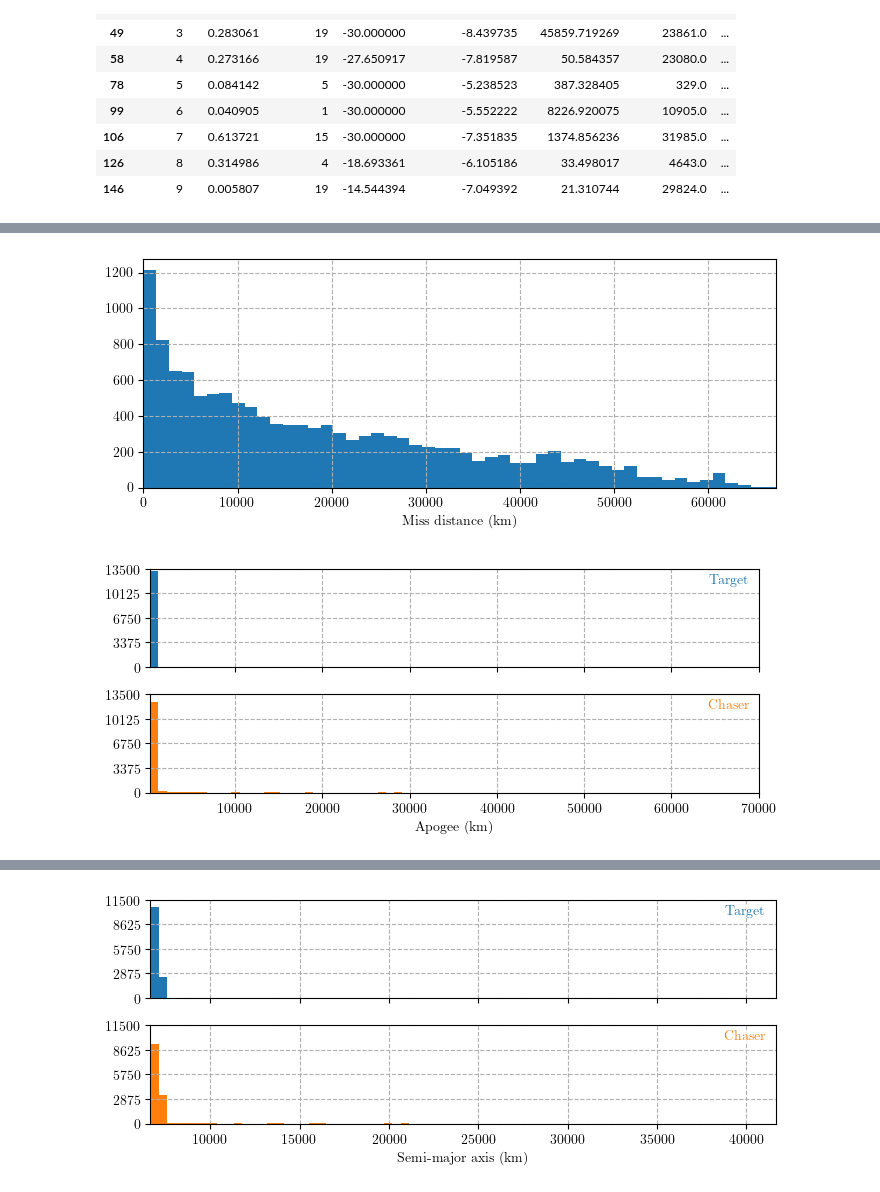
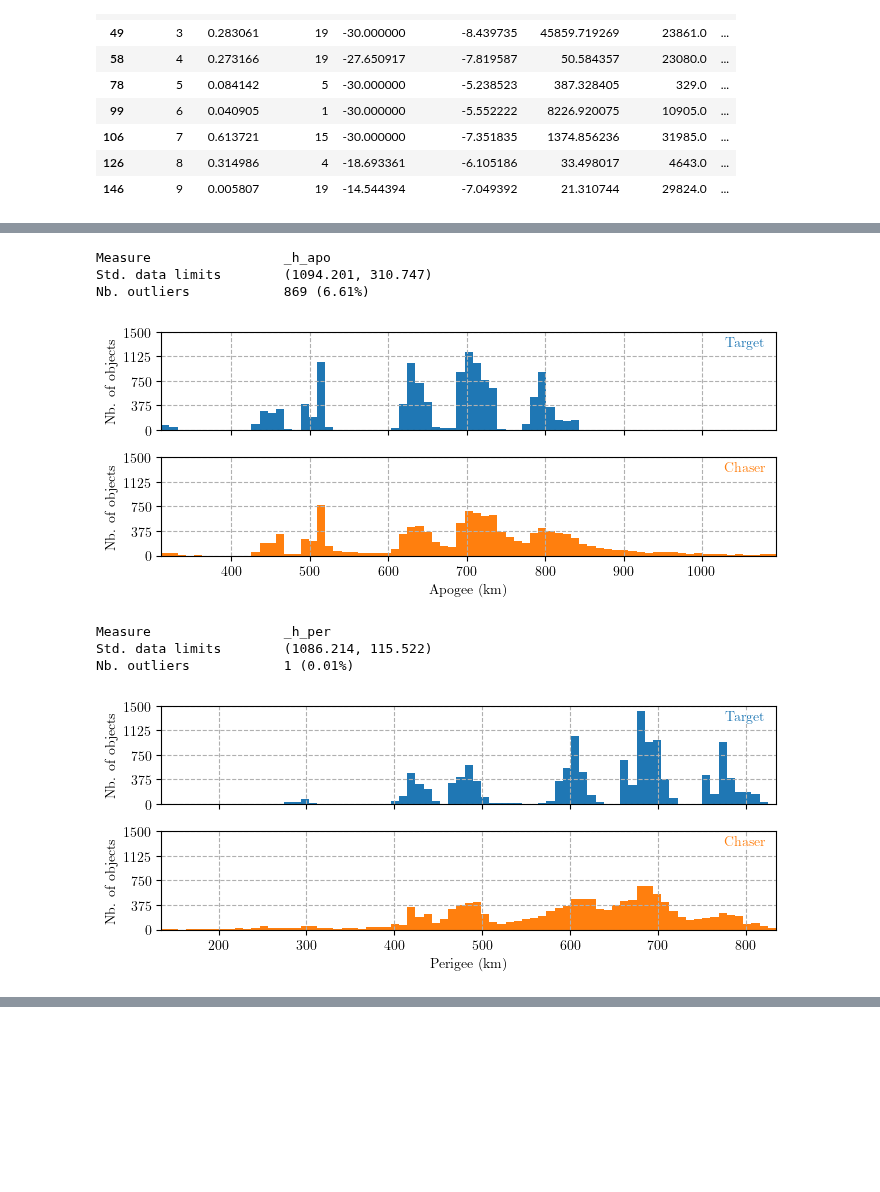
Before and after one commit to JJavierRosales/scapy, a Jupyter notebook: notebooks/Kelvins - Collision Avoidance Challenge + EDA.ipynb, the cells around one changed output, grey strips where cells are left out. Cells and saved outputs as stored; diff of their text form; code cells hidden in the pictures; blank space fills up the shorter version.

```diff
--- a/notebooks/Kelvins - Collision Avoidance Challenge + EDA.ipynb
+++ b/notebooks/Kelvins - Collision Avoidance Challenge + EDA.ipynb
@@ -193,0 +203,14 @@ Once the subset `df_lastCDM` is obtained from the origin datasets, the histogram
+# %%
+import numpy as np
+
+# Define function to define upper and lower limits for standard data in a population
+def get_std_data_limits(data, threshold):
+
+    Q1 = np.quantile(data,0.25)
+    Q3 = np.quantile(data,0.75)
+    IQR = Q3-Q1
+
+    data_cleaned = data[(data>=(Q1-IQR*threshold)) &
+                         (data<=(Q3+IQR*threshold))]
+
+    return ((Q3+IQR*threshold), (Q1-IQR*threshold))
@@ -194,71 +241,84 @@ Once the subset `df_lastCDM` is obtained from the origin datasets, the histogram
 # %%
-import numpy as np
-# Import matplotlib library and set it to print plots inline
-%matplotlib inline
-from matplotlib import rc
-import matplotlib.pyplot as plt
-
-# Set rendering parameters to use TeX font.
-rc('font', **{'family': 'serif', 'serif': ['Computer Modern']})
-rc('text', usetex=True)
-
-# Initialize dictionary to differenciate target vs chaser objects
+# Define dictionary to differenciate target vs chaser objects
 objects = {'target':'t', 'chaser':'c'}
 
-# Initialize Keplerian Element columns array
+# Define orbital elements columns dictionary
 keColumns = {'_h_apo': 'Apogee (km)',
              '_h_per': 'Perigee (km)',
              '_j2k_ecc': 'Eccentricity',
              '_j2k_inc': 'Inclination (deg)',
              '_j2k_sma': 'Semi-major axis (km)'}
 
-
-# Plot histogram of miss_distance
-plt.figure(figsize=(7,3), layout='tight')
-plt.hist(df_lastCDM['miss_distance'], bins = 50)
-plt.xlim(0, df_lastCDM['miss_distance'].max())
-plt.xlabel(r'Miss distance (km)')
-plt.grid(True, linestyle='--')
-plt.show()
-
-# Run through both type of objects
+# Iterate over all orbital elements
 for eType, eName in keColumns.items():
 
+    # Get orbital element data from both target and chaser objects on one single array
+    population = pd.concat([df_lastCDM['t' + eType],df_lastCDM['c' + eType]])
+
+    # Get upper and lower limits of standard population to identify outliers
+    std_lims = get_std_data_limits(population, 2.0)
+
+    # Calculate number of outliers for the orbital element
+    nb_outliers = np.sum(((population>std_lims[0]) | (population<std_lims[1]))==True)
+
+    print('Measure \t\t%s \nStd. data limits \t(%.3f, %.3f)\nNb. outliers \t\t%d (%.2f%%)' %
+          (eType, std_lims[0], std_lims[1], nb_outliers, nb_outliers/len(df_lastCDM.index)*100))
+
+    # Get subset of orbital elements of both objects from the main dataframe
+    data = df_lastCDM[['t' + eType,'c' + eType]].copy()
+
+    # Iterate over target and chaser subsets to filter out outliers
+    for column in data.columns:
+
+        # Get the filter for the column of the measure.
+        outlier_filter = (data[column]>std_lims[0]) | (data[column]<std_lims[1])
+
+        # Drop values that meet the outlier condition.
+        data.drop(data[outlier_filter].index, inplace=True)
+
+
+    # Create figure object
     fig, axs = plt.subplots(nrows=2, figsize=(7, 3), squeeze=True,
                             sharex=True, sharey=True, layout='tight')
 
-    # Get both object's data
-    data = df_lastCDM[['t' + eType,'c' + eType]]
 
     # Get minimum and maximum from data
     xlim = (data.min().min(), data.max().max())
 
     # Plot charts in subplot for both objects
     colors = ['tab:blue','tab:orange']
     for i, obj in enumerate(['target', 'chaser']):
 
         # Plot histogram for the object and keplerian element.
         axs[i].hist(data[obj[0] + eType], color=colors[i], range=xlim,
                     bins = 75, label=r'' + obj.capitalize())
 
         # Get the limits of Y-axis to reformat plot.
         ylim = (axs[i].get_ylim()[0], ((axs[i].get_ylim()[1]//1000)+0.5)*1000)
 
         axs[i].grid(True, linestyle='--')
         axs[i].set_yticks(np.linspace(ylim[0],ylim[1],5))
         axs[i].set_xlim(xlim)
         axs[i].set_ylim(ylim)
 
+        axs[i].set_ylabel(r'Nb. of objects')
+
         # Plot label to identify which object the chart belongs to
         axs[i].text(0.95, 0.95, r'' + obj.capitalize(), size=10, ha='center', va='top',
                     c=colors[i], transform=axs[i].transAxes,
                     bbox=dict(facecolor='white', alpha=0.75, edgecolor='white', pad=-1))
 
 
     axs[1].set_xlabel(r'' + eName)
 
 
     plt.show()
 # %% [output]
+Measure                 _h_apo
+Std. data limits        (1094.201, 310.747)
+Nb. outliers            869 (6.61%)
-[figure, old version]
+[figure, new version]
+Measure                 _h_per
+Std. data limits        (1086.214, 115.522)
+Nb. outliers            1 (0.01%)
-[figure, old version]
+[figure, new version]
@@ -268,2 +337 @@ for eType, eName in keColumns.items():
-[figure, removed]
 # %% [markdown]
```
Also changed, not shown: parts of 17 cells of this notebook.
